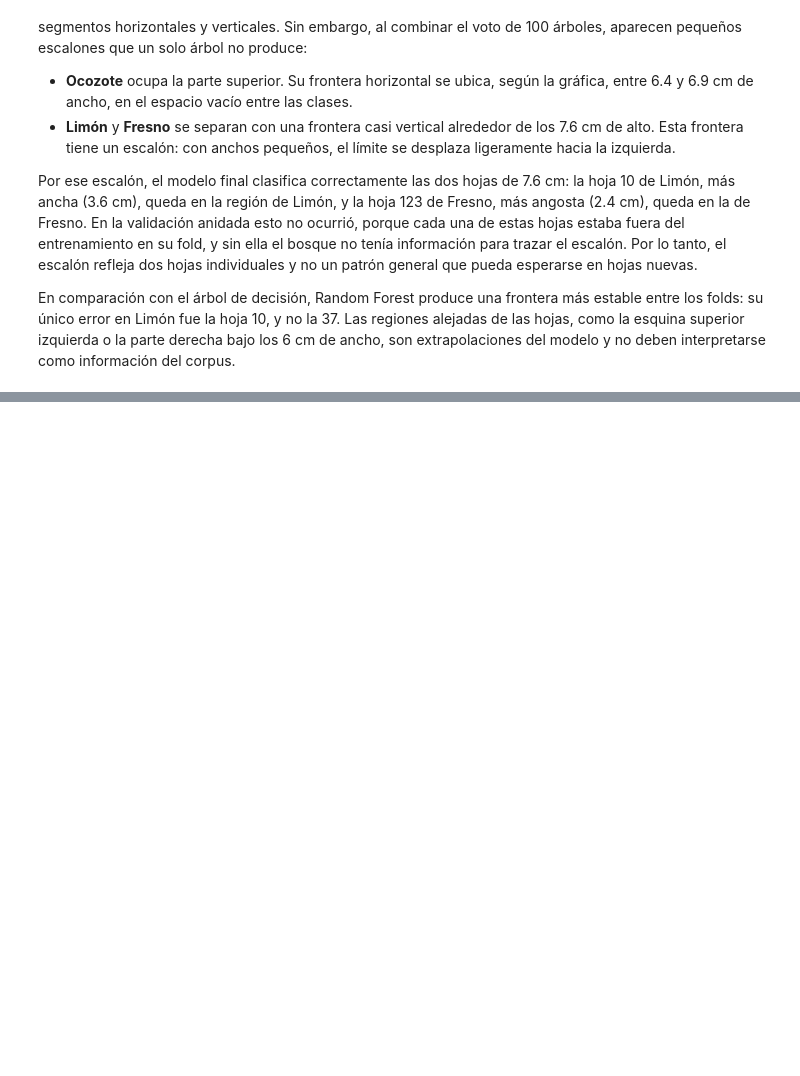
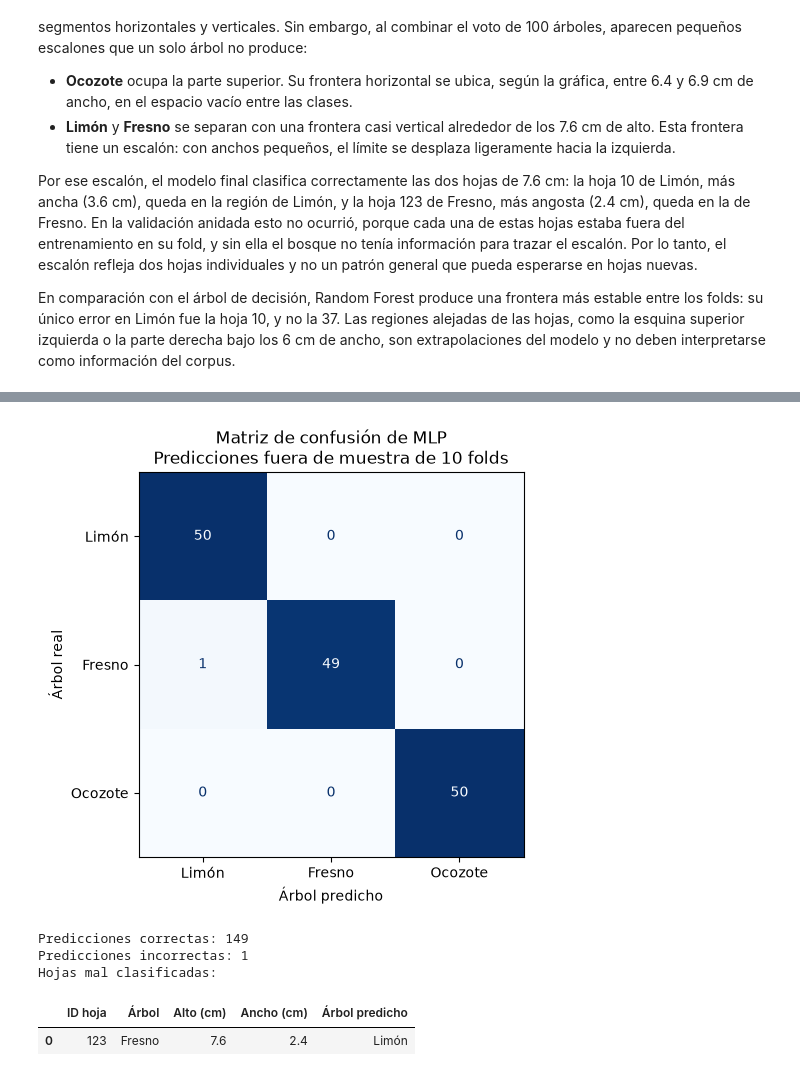
Before and after one commit to jpmartham/proyecto-final-razonamiento, a Jupyter notebook: notebooks/hojas.ipynb, the cells around one changed output, grey strips where cells are left out. Drawn from its saved outputs; the diff is of its cells as text; code cells hidden in the pictures; blank space fills up the shorter version.

Commit message:
Hojas: MLP, n_jobs=1 y tiempos de ejecución por modelo
Co-Authored-By: Claude Opus 5.5 <noreply@anthropic.com>

```diff
--- a/notebooks/hojas.ipynb
+++ b/notebooks/hojas.ipynb
@@ -1351,6 +1355,7 @@ def evaluar_cv_anidada(pipeline, parametros, nombre_modelo, desempate=True):
 
     # Espacio para guardar las predicciones fuera de muestra
     predicciones = np.empty_like(y)
+    inicio = time.perf_counter()
 
     resultados_folds = []
     mejores_parametros_folds = []
@@ -1370,7 +1375,7 @@ def evaluar_cv_anidada(pipeline, parametros, nombre_modelo, desempate=True):
             param_grid=parametros,
             scoring="f1_macro",
             cv=cv_interna,
-            n_jobs=-1,
+            n_jobs=1,
             refit=desempate
         )
 
@@ -1412,6 +1417,8 @@ def evaluar_cv_anidada(pipeline, parametros, nombre_modelo, desempate=True):
             f"{nombre_modelo} — fold {numero_fold}/10 terminado — "
             f"mejor configuración: {busqueda.best_params_}"
         )
+
+    print(f"Tiempo de la validación anidada de {nombre_modelo}: {time.perf_counter() - inicio:.1f} s")
 
     return (
         pd.DataFrame(resultados_folds),
@@ -1486,7 +1493,7 @@ def buscar_configuracion_final(pipeline, parametros, desempate=True):
         param_grid=parametros,
         scoring="f1_macro",
         cv=cv_externa,
-        n_jobs=-1,
+        n_jobs=1,
         refit=desempate
     )
 
@@ -3056,0 +3144,7 @@ En comparación con el árbol de decisión, Random Forest produce una frontera m
+# %%
+resultados_folds_mlp_df, mejores_parametros_folds_mlp_df, predicciones_mlp = evaluar_cv_anidada(
+    pipeline_mlp,
+    parametros_mlp,
+    "MLP",
+    desempate_mlp
+)
@@ -3056,0 +3211,13 @@ En comparación con el árbol de decisión, Random Forest produce una frontera m
+# %%
+# Matriz de confusión del MLP con las predicciones fuera de muestra
+matriz_confusion_mlp = graficar_matriz_confusion(
+    predicciones_mlp,
+    "MLP"
+)
+# %% [output]
+[figure, added]
+Predicciones correctas: 149
+Predicciones incorrectas: 1
+Hojas mal clasificadas:
+|  | ID hoja | Árbol | Alto (cm) | Ancho (cm) | Árbol predicho |
+| 0 | 123 | Fresno | 7.6 | 2.4 | Limón |
```
Also changed, not shown: parts of 18 cells of this notebook.
